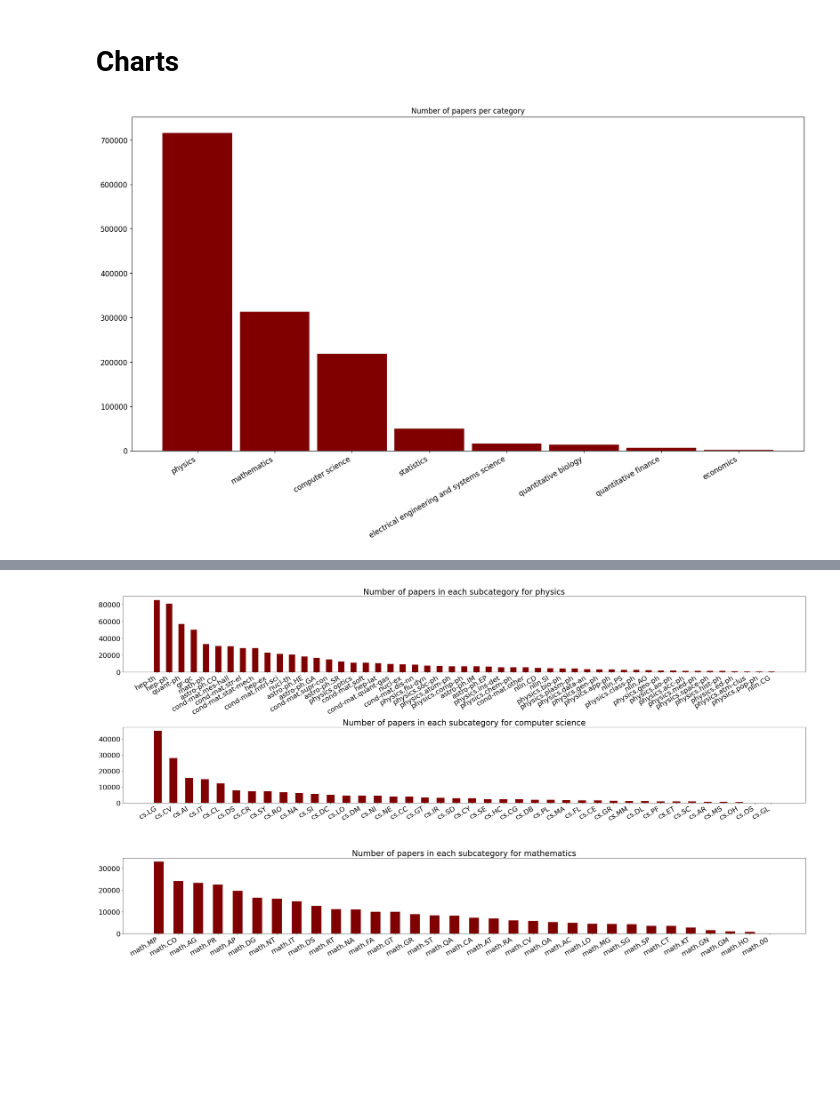
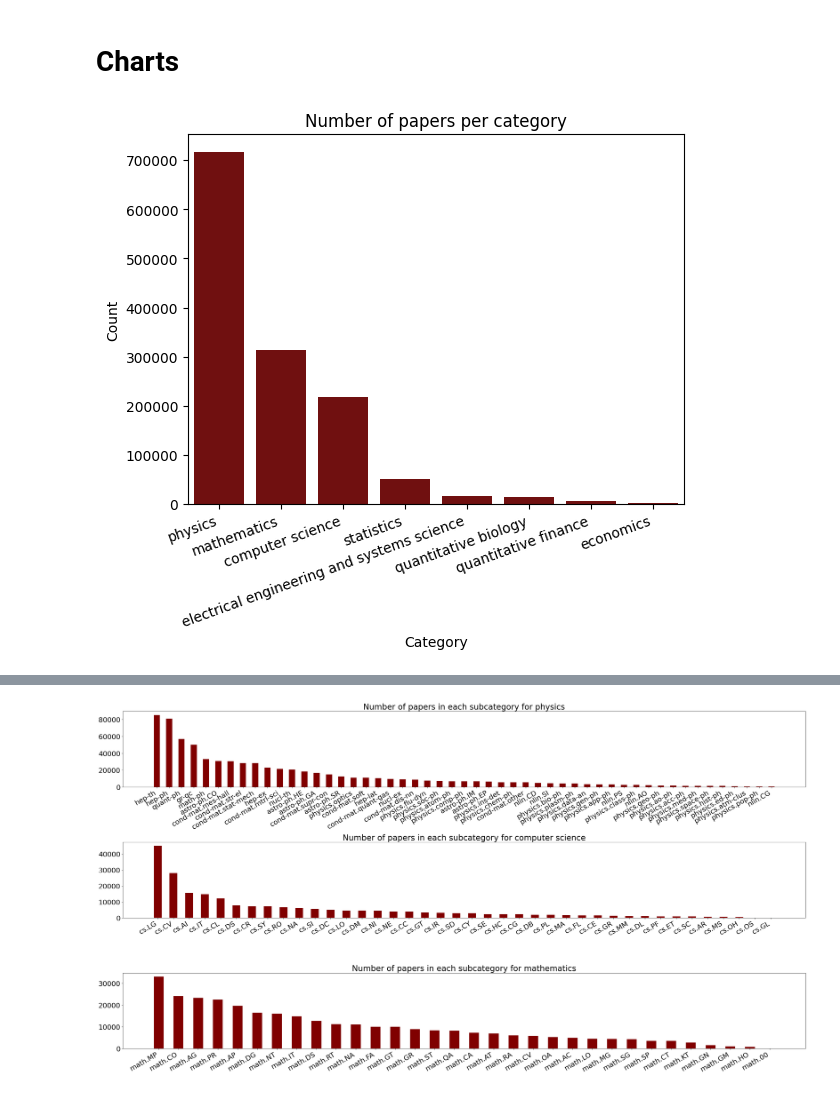
Before and after one commit to andcov/arXiv_preprints_version_analysis, a Jupyter notebook: _preanalyse.ipynb, the cells around one changed output, grey strips where cells are left out. Drawn from its saved outputs; the diff is of its cells as text; code cells hidden in the pictures; blank space fills up the shorter version.

```diff
--- a/_preanalyse.ipynb
+++ b/_preanalyse.ipynb
@@ -61,23 +62,3 @@ for category in categories:
         cat_counts[category] += sub_counts[category][subcategory]
 # %% [markdown]
 # Charts
-# %%
-# turn dict of category counts into list of tuples and sort it by the second element (i.e. the number of papers in that category)
-cat_counts_sorted = sorted(list(cat_counts.items()), key = lambda x: x[1], reverse=True)
-
-# get labels and values for each category
-cat_labels = [tpl[0] for tpl in cat_counts_sorted]
-cat_values = [tpl[1] for tpl in cat_counts_sorted]
-
-fig = plt.figure(figsize = (20, 10))
-ax = plt.gca()
-
-plt.bar(cat_labels, cat_values, width = 0.9, color ='maroon')
-
-plt.xticks(rotation=30, ha='right')
-ax.tick_params(axis='both', labelsize=12)
-plt.title('Number of papers per category')
-
-plt.show()
-# %% [output]
-[figure, removed]
@@ -84 +70,13 @@ plt.show()
+# %%
+sns.barplot(data=cat_df, x='cat', y='count', color = 'maroon')
+
+plt.title('Number of papers per category')
+plt.xlabel('Category')
+plt.ylabel('Count')
+
+plt.xticks(rotation=20, ha='right')
+
+plt.show()
+# %% [output]
+[figure, added]
 # %%
```
Also changed, not shown: parts of 4 cells of this notebook, 2 other files.
